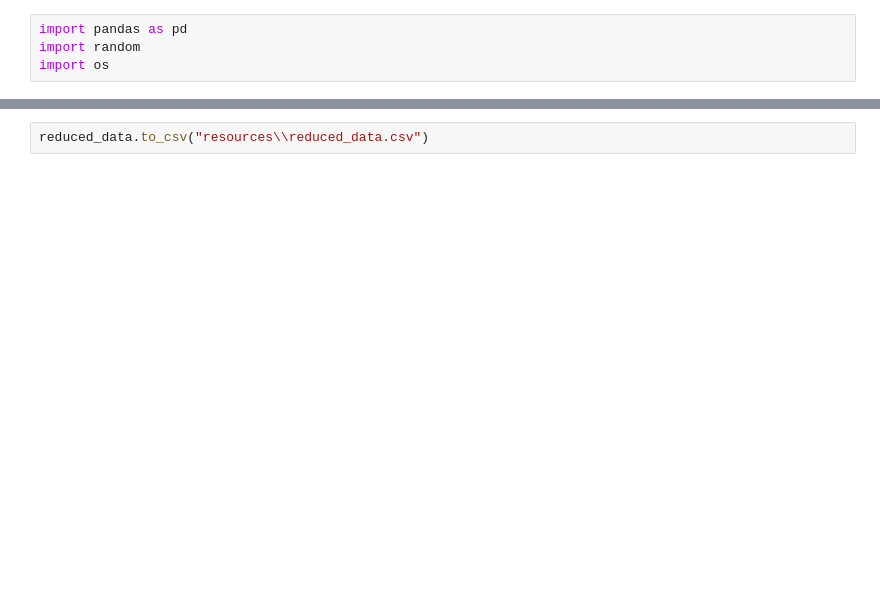
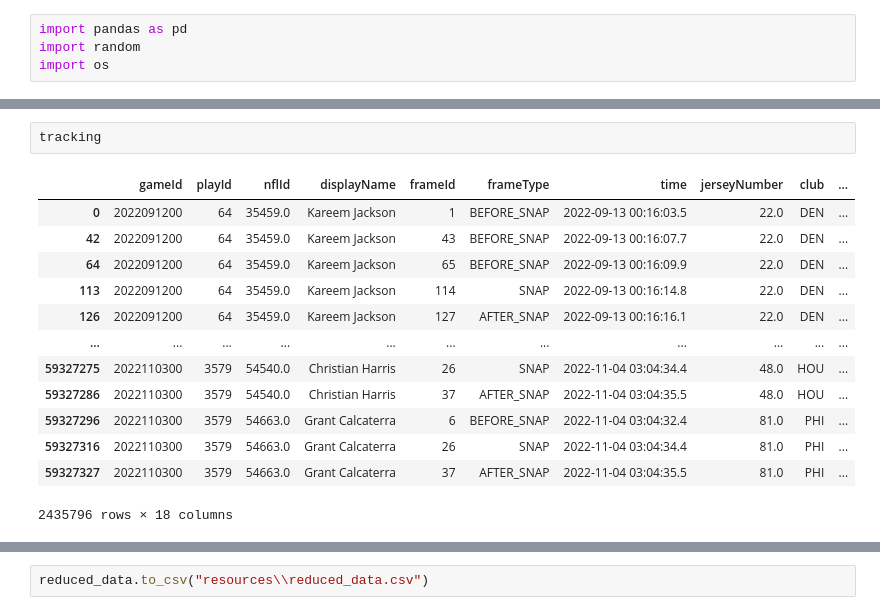
Before and after one commit to JohnnyZ67/AA894-Group-4-Capstone, a Jupyter notebook: src/notebooks/data_consolidation.ipynb, the cells around one changed output, grey strips where cells are left out. Saved outputs shown, nothing was run; the diff lists cells and outputs as text; blank space fills up the shorter version.

```diff
--- a/src/notebooks/data_consolidation.ipynb
+++ b/src/notebooks/data_consolidation.ipynb
@@ -35,3 +60,19 @@ Starting processing for tracking_week_9.csv...
+# %%
+tracking
+# %% [output]
+|  | gameId | playId | nflId | displayName | frameId | frameType | time | jerseyNumber | club | ... |
+| 0 | 2022091200 | 64 | 35459.0 | Kareem Jackson | 1 | BEFORE_SNAP | 2022-09-13 00:16:03.5 | 22.0 | DEN | ... |
+| 42 | 2022091200 | 64 | 35459.0 | Kareem Jackson | 43 | BEFORE_SNAP | 2022-09-13 00:16:07.7 | 22.0 | DEN | ... |
+| 64 | 2022091200 | 64 | 35459.0 | Kareem Jackson | 65 | BEFORE_SNAP | 2022-09-13 00:16:09.9 | 22.0 | DEN | ... |
+| 113 | 2022091200 | 64 | 35459.0 | Kareem Jackson | 114 | SNAP | 2022-09-13 00:16:14.8 | 22.0 | DEN | ... |
+| 126 | 2022091200 | 64 | 35459.0 | Kareem Jackson | 127 | AFTER_SNAP | 2022-09-13 00:16:16.1 | 22.0 | DEN | ... |
+| ... | ... | ... | ... | ... | ... | ... | ... | ... | ... | ... |
+| 59327275 | 2022110300 | 3579 | 54540.0 | Christian Harris | 26 | SNAP | 2022-11-04 03:04:34.4 | 48.0 | HOU | ... |
+| 59327286 | 2022110300 | 3579 | 54540.0 | Christian Harris | 37 | AFTER_SNAP | 2022-11-04 03:04:35.5 | 48.0 | HOU | ... |
+| 59327296 | 2022110300 | 3579 | 54663.0 | Grant Calcaterra | 6 | BEFORE_SNAP | 2022-11-04 03:04:32.4 | 81.0 | PHI | ... |
+| 59327316 | 2022110300 | 3579 | 54663.0 | Grant Calcaterra | 26 | SNAP | 2022-11-04 03:04:34.4 | 81.0 | PHI | ... |
+| 59327327 | 2022110300 | 3579 | 54663.0 | Grant Calcaterra | 37 | AFTER_SNAP | 2022-11-04 03:04:35.5 | 81.0 | PHI | ... |
+2435796 rows × 18 columns
 # %%
 print(tracking.shape)
 
```
Also changed, not shown: parts of 7 cells of this notebook, 8 other files.
